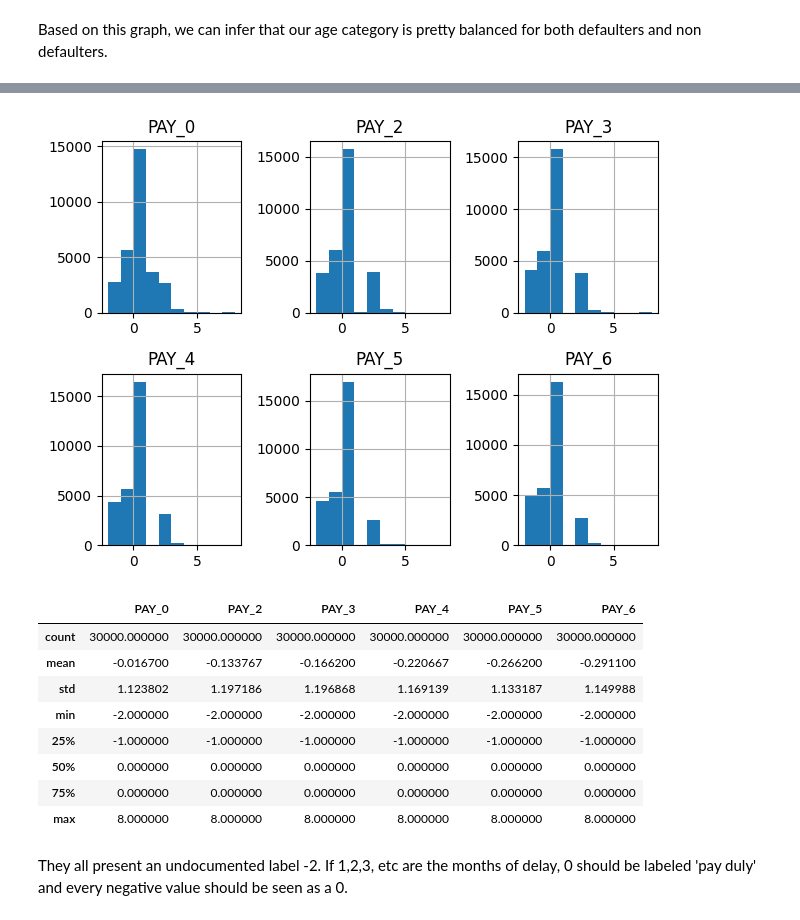
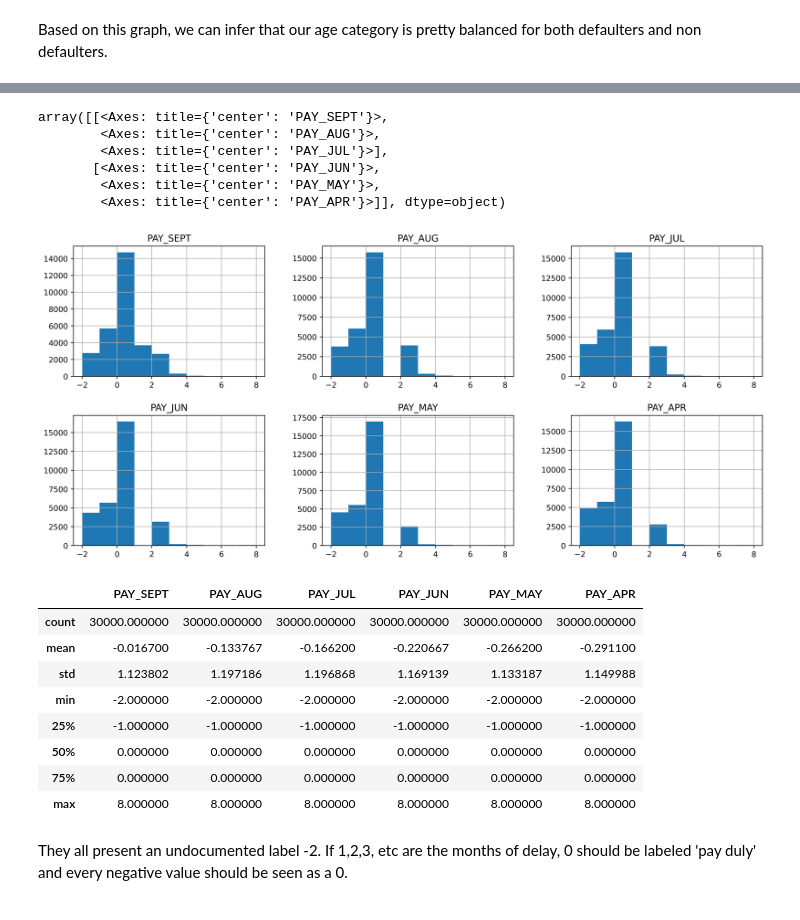
Before and after one commit to angadhsingh1/MachineLearning-DefaultCreditCards, a Jupyter notebook: final-project.ipynb, the cells around one changed output, grey strips where cells are left out. Cells and saved outputs as stored; diff of their text form; code cells hidden in the pictures.

```diff
--- a/final-project.ipynb
+++ b/final-project.ipynb
@@ -234,4 +241,10 @@ ax = sns.boxplot(x="IsDefaulter", y="AGE", data=df)
 # %% [markdown]
 Based on this graph, we can infer that our age category is pretty balanced for both defaulters and non defaulters.
+# %%
+#renaming columns
+
+df.rename(columns={'PAY_0':'PAY_SEPT','PAY_2':'PAY_AUG','PAY_3':'PAY_JUL','PAY_4':'PAY_JUN','PAY_5':'PAY_MAY','PAY_6':'PAY_APR'},inplace=True)
+df.rename(columns={'BILL_AMT1':'BILL_AMT_SEPT','BILL_AMT2':'BILL_AMT_AUG','BILL_AMT3':'BILL_AMT_JUL','BILL_AMT4':'BILL_AMT_JUN','BILL_AMT5':'BILL_AMT_MAY','BILL_AMT6':'BILL_AMT_APR'}, inplace = True)
+df.rename(columns={'PAY_AMT1':'PAY_AMT_SEPT','PAY_AMT2':'PAY_AMT_AUG','PAY_AMT3':'PAY_AMT_JUL','PAY_AMT4':'PAY_AMT_JUN','PAY_AMT5':'PAY_AMT_MAY','PAY_AMT6':'PAY_AMT_APR'},inplace=True)
 # %%
 # Numerical Variable - Bill Amount (Amount Owed previously)
@@ -250,17 +286,23 @@ draw_histograms(pay, pay.columns, 2, 3, 20)
 # %%
 # Numerical Variable - Repayment Status (# of months the amount has been due)
-
-late = df[['PAY_0','PAY_2', 'PAY_3', 'PAY_4', 'PAY_5', 'PAY_6']]
-draw_histograms(late, late.columns, 2, 3, 10)
+pay_feats = ['PAY_SEPT','PAY_AUG', 'PAY_JUL', 'PAY_JUN', 'PAY_MAY', 'PAY_APR']
+late = df[pay_feats]
+df[pay_feats].hist(layout=(2,3), figsize=(16,7))
 
 # this is probably more of a category
 # %% [output]
+array([[<Axes: title={'center': 'PAY_SEPT'}>,
+        <Axes: title={'center': 'PAY_AUG'}>,
+        <Axes: title={'center': 'PAY_JUL'}>],
+       [<Axes: title={'center': 'PAY_JUN'}>,
+        <Axes: title={'center': 'PAY_MAY'}>,
+        <Axes: title={'center': 'PAY_APR'}>]], dtype=object)
-[figure, old version]
+[figure, new version]
 # %%
 # Payment delay description
-df[['PAY_0', 'PAY_2', 'PAY_3', 'PAY_4', 'PAY_5', 'PAY_6']].describe()
+df[['PAY_SEPT','PAY_AUG', 'PAY_JUL', 'PAY_JUN', 'PAY_MAY', 'PAY_APR']].describe()
 # %% [output]
-|  | PAY_0 | PAY_2 | PAY_3 | PAY_4 | PAY_5 | PAY_6 |
+|  | PAY_SEPT | PAY_AUG | PAY_JUL | PAY_JUN | PAY_MAY | PAY_APR |
 | count | 30000.000000 | 30000.000000 | 30000.000000 | 30000.000000 | 30000.000000 | 30000.000000 |
 | mean | -0.016700 | -0.133767 | -0.166200 | -0.220667 | -0.266200 | -0.291100 |
 | std | 1.123802 | 1.197186 | 1.196868 | 1.169139 | 1.133187 | 1.149988 |
```
Also changed, not shown: parts of 45 cells of this notebook.
